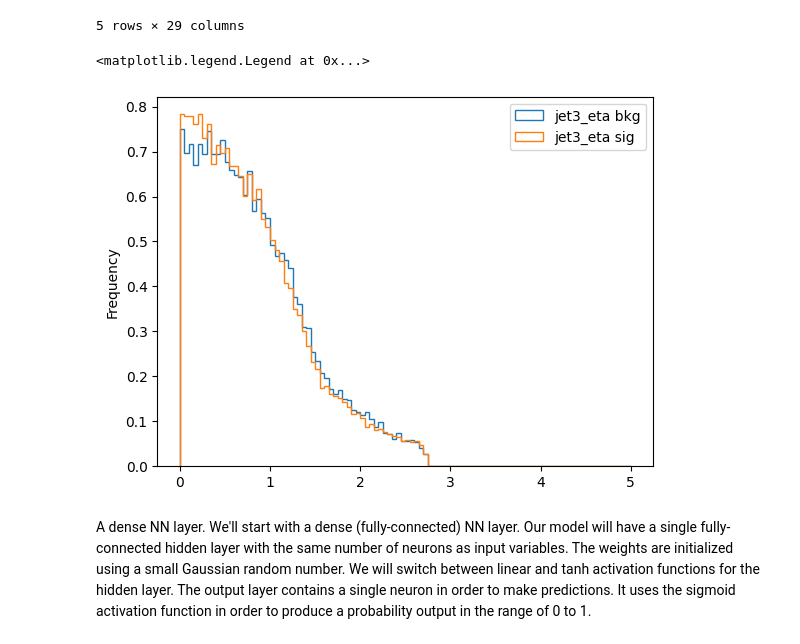
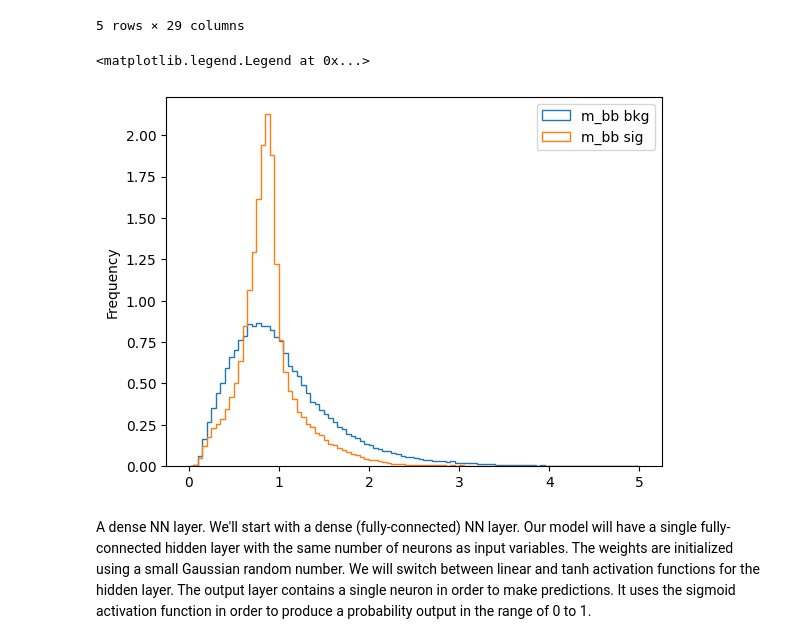
Before and after one commit to Neo-Julio/ml4HepNotebook, a Jupyter notebook: 7_ML_competitionGiulio.ipynb, the cells around one changed output. Cells and saved outputs as stored; diff of their text form; code cells hidden in the pictures.

```diff
--- a/7_ML_competitionGiulio.ipynb
+++ b/7_ML_competitionGiulio.ipynb
@@ -97,15 +100,15 @@ X_train, X_val, y_train, y_val = train_test_split(
 # %%
 import matplotlib.pyplot as plt
 
 #plot a few features
-var_name = 'jet3_eta'
+var_name = 'm_bb'
 ax = df[df['lable']==0].plot.hist(column=[var_name], bins=100, range=(0, 5), histtype='step', density=True)
 #ax.set_yscale('log')
 df[df['lable']==1].plot.hist(column=[var_name], bins=100, range=(0, 5), histtype='step', density = True, ax=ax)
 ax.legend(labels=[var_name+' bkg', var_name+' sig'])
 # %% [output]
 <matplotlib.legend.Legend at 0x...>
-[figure, old version]
+[figure, new version]
 # %%
 #find a classification algorithm to solve this classification problem. THe metrics is the area under the ROC with the test set
 # DNN with a sigmoid o BDT
```
Also changed, not shown: parts of 6 cells of this notebook.
